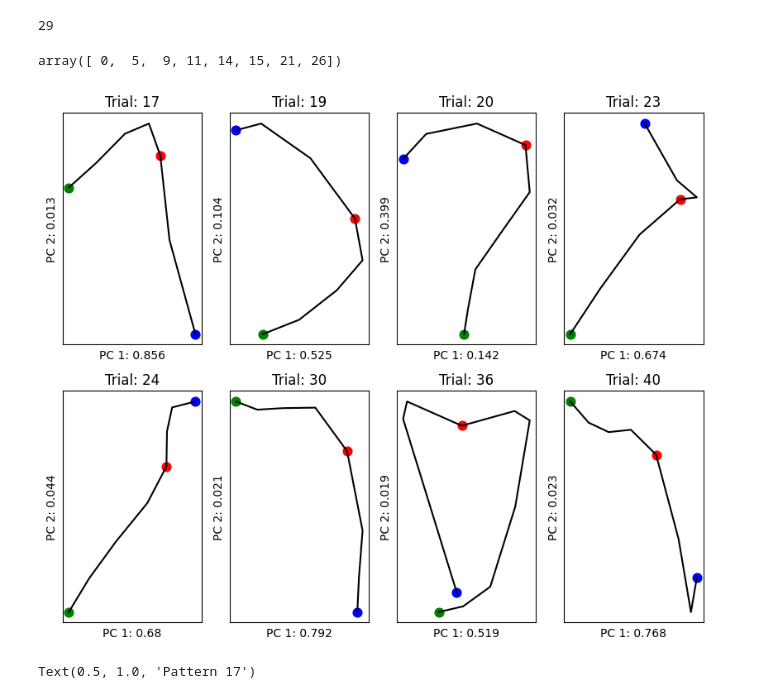
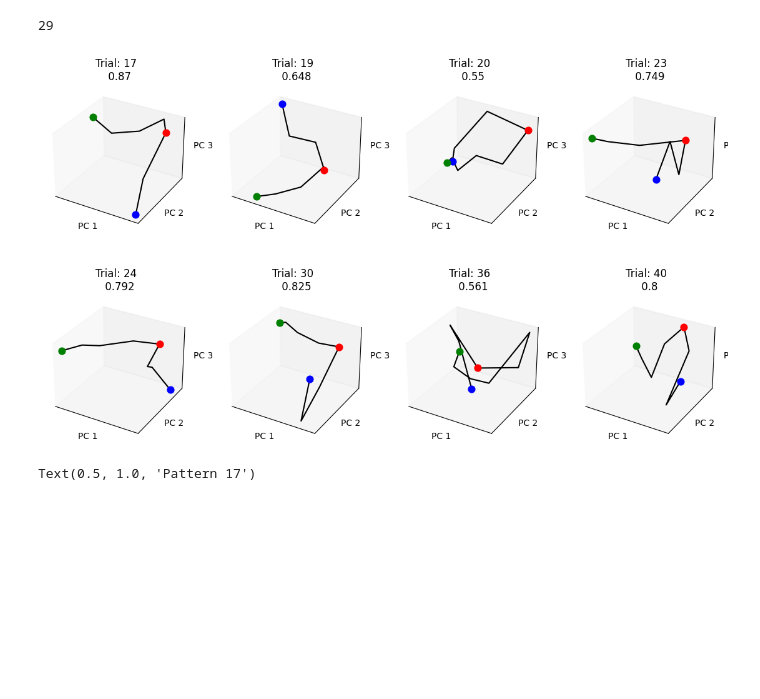
Before and after one commit to hantman-lab/realSpike, a Jupyter notebook: notebooks/pro-svd/PCA_stim.ipynb, the cells around one changed output. Saved outputs shown, nothing was run; the diff lists cells and outputs as text; code cells hidden in the pictures; blank space fills up the shorter version.

```diff
--- a/notebooks/pro-svd/PCA_stim.ipynb
+++ b/notebooks/pro-svd/PCA_stim.ipynb
@@ -494,7 +491,3 @@ Text(0.5, 1.0, 'Pattern 14')
 len(all_data)
 # %% [output]
 29
-# %%
-ixs
-# %% [output]
-array([ 0,  5,  9, 11, 14, 15, 21, 26])
@@ -503,46 +494,46 @@ array([ 0,  5,  9, 11, 14, 15, 21, 26])
 # %%
-fig, axes = plt.subplots(2, 4, figsize=(10, 8))
+fig, axes = plt.subplots(2, 4, figsize=(14, 8), subplot_kw=dict(projection='3d'))
 
 # Flatten axes array for easy iteration
 axes = axes.flatten()
 
 ixs = np.where(data["pattern_id"][control_idxs] == 14)[0]
 
 sub_data = [all_data[i] for i in ixs]
 
 for i, p in enumerate(sub_data):
 
     explained_var, p = get_trial_PCA(p, pca)
 
     lift = int(data["lift_ms"][0, control_idxs[i]] / bin_size)
     # grab duration
     grab = int(data["grab_ms"][0,control_idxs[i]] / bin_size)
     # mouth duration
     mouth = int(data["mouth_ms"][0,control_idxs[i]] / bin_size)
 
     lift_start = int(50 / bin_size)
     grab_start = lift_start + (grab - lift)
     mouth_start = lift_start + (mouth-lift)
 
     # p = gaussian_filter1d(p, sigma=0.05)
-    p = gaussian_filter1d(p, sigma=1, axis=0)
+    #p = gaussian_filter1d(p, sigma=1, axis=0)
 
     #axes[i].scatter(p[:, 0], p[:, 1], s=1, c=colors)
-    axes[i].plot(p[lift_start:mouth_start+1, 0], p[lift_start:mouth_start+1, 1], c="black")
-    axes[i].set_xlabel(f"PC 1: {round(explained_var[0], 3)}")
-    axes[i].set_ylabel(f"PC 2: {round(explained_var[1], 3)}")
-    axes[i].set_title(f"Trial: {control_idxs[i]}")
+    axes[i].plot(p[lift_start:mouth_start+1, 0], p[lift_start:mouth_start+1, 1], p[lift_start:mouth_start+1, 2], c="black")
+    axes[i].set_xlabel(f"PC 1", labelpad=-7)
+    axes[i].set_ylabel(f"PC 2", labelpad=-7)
+    axes[i].set_zlabel(f"PC 3", labelpad=-7)
+    axes[i].set_title(f"Trial: {control_idxs[i]} \n {round(explained_var.sum(), 3)}")
     axes[i].set_xticks([])
     axes[i].set_yticks([])
+    axes[i].set_zticks([])
 
 
-    axes[i].scatter(p[lift_start, 0], p[lift_start, 1], s=60, c="blue")
-    axes[i].scatter(p[grab_start, 0], p[grab_start, 1], s=60, c="red")
-    axes[i].scatter(p[mouth_start, 0], p[mouth_start, 1], s=60, c="green")
-
-#axes[-1].remove()
+    axes[i].scatter(p[lift_start, 0], p[lift_start, 1], p[lift_start, 2], s=60, c="blue")
+    axes[i].scatter(p[grab_start, 0], p[grab_start, 1], p[grab_start, 2], s=60, c="red")
+    axes[i].scatter(p[mouth_start, 0], p[mouth_start, 1], p[mouth_start, 2], s=60, c="green")
 # %% [output]
-[figure, old version]
+[figure, new version]
 # %%
 plt.imshow(all_patterns[17], cmap="binary", vmin=0, vmax=1)
 plt.title("Pattern 17")
```
Also changed, not shown: parts of 2 cells of this notebook, 3 other files.
